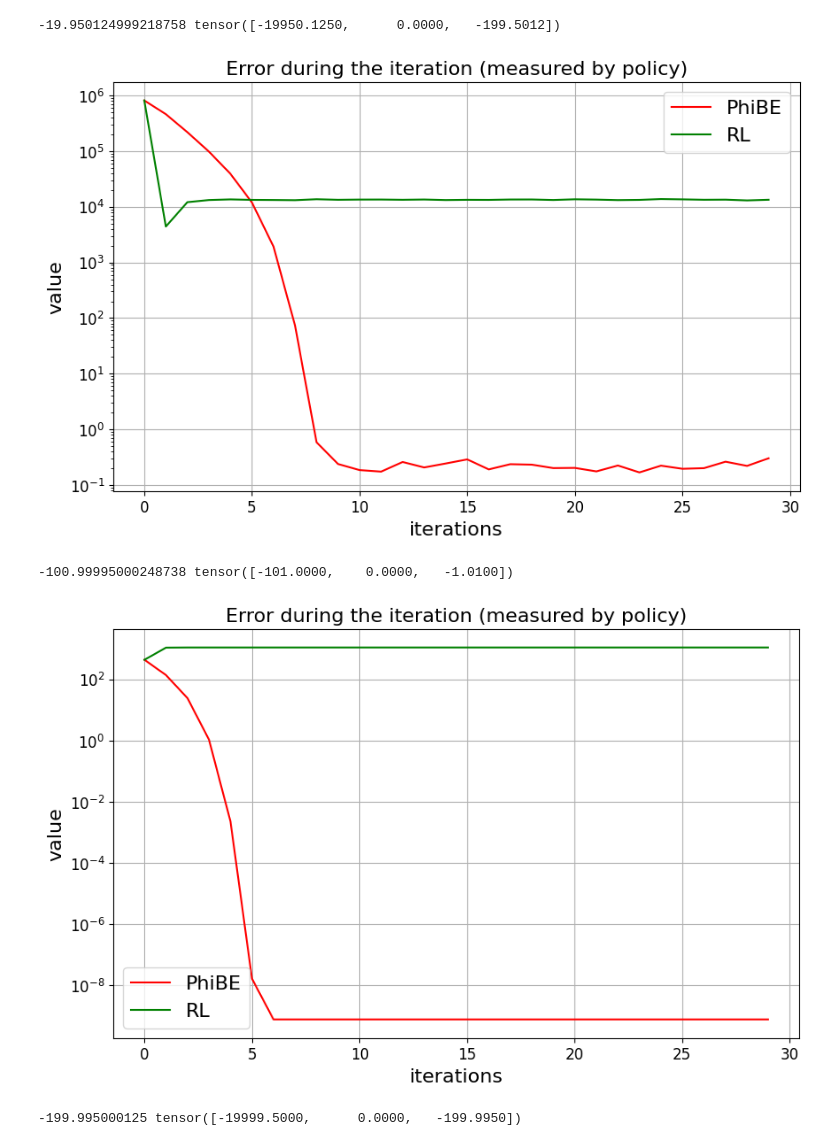
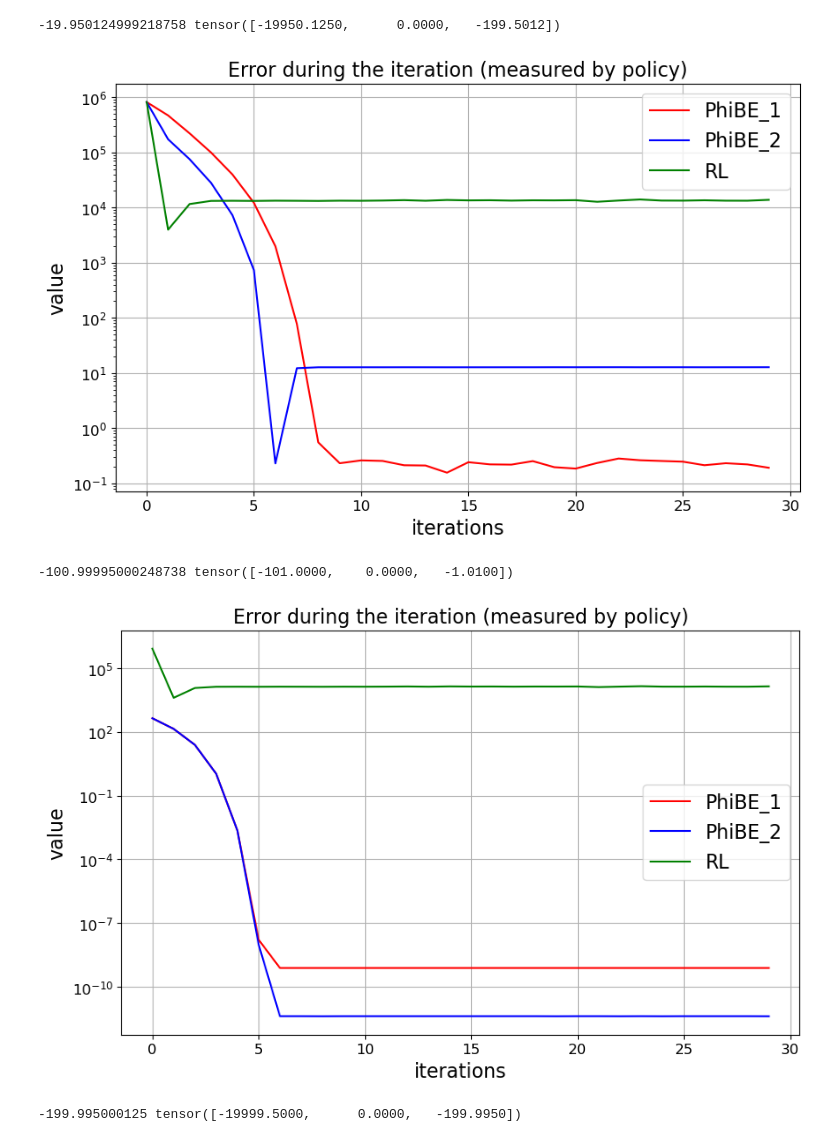
Before and after one commit to haz053ucsd/Optimal_PhiBE, a Jupyter notebook: comparison_1D_stochastic.ipynb, the cells around one changed output. Cells and saved outputs as stored; diff of their text form; code cells hidden in the pictures.

Commit message:
fixed second order method issue in 1 D case

```diff
--- a/comparison_1D_stochastic.ipynb
+++ b/comparison_1D_stochastic.ipynb
@@ -150,24 +209,27 @@ bd_upper_a = 30
 bases_Q = bases_2d
 num_iter = 80
 GD_num_iter = 80
-I = 6
+I = 10
 m_Q = int(batch_size / I)
 dt = 1
 order = 1
 true_V = True_V
 simple_basis = False
-b_val_RL_2, V_exact_dist_RL_2 = RL_finder_1D_LQR(beta, b_init, bd_low_s, bd_upper_s, bd_low_a, bd_upper_a, reward, simple_basis, bases_Q, num_iter, m_Q, I, dt, true_V, info_true)
+b_val_RL, V_exact_dist_RL = RL_finder_1D_LQR(beta, b_init, bd_low_s, bd_upper_s, bd_low_a, bd_upper_a, reward, simple_basis, bases_Q, num_iter, m_Q, I, dt, true_V, info_true)
 # %%
 x_tensor = torch.arange(30)
-w_tensor = torch.tensor(V_exact_dist_phibe_2[:30], dtype=torch.float64)
-v_tensor = torch.tensor(V_exact_dist_RL_2[:30], dtype=torch.float64)
+w_tensor = torch.tensor(V_exact_dist_phibe_1[:30], dtype=torch.float64)
+y_tensor = torch.tensor(V_exact_dist_phibe_2[:30], dtype=torch.float64)
+v_tensor = torch.tensor(V_exact_dist_RL[:30], dtype=torch.float64)
 x_values = x_tensor.numpy()
 w_values = w_tensor.numpy()
+y_values = y_tensor.numpy()
 v_values = v_tensor.numpy()
 plt.figure(figsize=(10, 6))
 plt.xticks(fontsize=12)  # Adjust 12 as needed
 plt.yticks(fontsize=12)
-plt.semilogy(x_values, w_values, label='PhiBE', color='red')
+plt.semilogy(x_values, w_values, label='PhiBE_1', color='red')
+plt.semilogy(x_values, y_values, label='PhiBE_2', color='blue')
 plt.semilogy(x_values, v_values, label='RL', color='green')
 plt.title('Error during the iteration (measured by policy)', fontsize=16)
 plt.xlabel('iterations', fontsize=16)
@@ -176,7 +238,7 @@ plt.grid(True)
 plt.legend(fontsize=16)
 plt.show()
 # %% [output]
-[figure, old version]
+[figure, new version]
 # %%
 A = 1
 B = 1
@@ -216,9 +278,37 @@ order = 1
 true_V = True_V
 simp_basis = False
 deterministic = True
-b_val_phibe_3, V_exact_dist_phibe_3, V_func_phibe_3 = phibe_finder_1D_LQR(beta, b_init, Q_init, bd_low_s, bd_upper_s, bd_low_b, bd_upper_b, reward, simp_basis,
+b_val_phibe_1, V_exact_dist_phibe_1, V_func_phibe_1 = phibe_finder_1D_LQR(beta, b_init, Q_init, bd_low_s, bd_upper_s, bd_low_b, bd_upper_b, reward, simp_basis,
                                                                                      bases_V, d_bases_V, sec_d_bases_V, bases_Q, num_iter, deterministic, "Galerkin", GD_num_iter, m, m_Q, I, lr, dt, order,
                                                                                      true_V, info_true)
+# %%
+b_init = - 20
+Q_init = torch.tensor([1., -1., -1., -1.]).to(device)
+batch_size = int(1e6)
+bd_low_s = -300
+bd_upper_s = 300.
+bd_low_b = -300.
+bd_upper_b = 300.
+bd_low_a = -300.
+bd_upper_a = 300
+bases_V = bases_poly
+d_bases_V = d_bases_poly
+sec_d_bases_V = sec_bases_poly
+bases_Q = bases_2d
+num_iter = 80
+GD_num_iter = 80
+I = 10
+m = int(batch_size / I)
+m_Q = int(batch_size / I)
+lr = 0.01
+dt = 0.1
+order = 2
+true_V = True_V
+simp_basis = False
+deterministic = True
+b_val_phibe_2, V_exact_dist_phibe_2, V_func_phibe_2 = phibe_finder_1D_LQR(beta, b_init, Q_init, bd_low_s, bd_upper_s, bd_low_b, bd_upper_b, reward, simp_basis,
+                                                                                     bases_V, d_bases_V, sec_d_bases_V, bases_Q, num_iter, deterministic, "Galerkin", GD_num_iter, m, m_Q, I, lr, dt, order,
+                                                                                     true_V, info_true)
 # %%
 b_init = - 20
 Q_init = torch.tensor([1., -1., -1., -1.]).to(device)
@@ -239,24 +329,27 @@ simple_basis = False
 b_val_RL_3, V_exact_dist_RL_3 = RL_finder_1D_LQR(beta, b_init, bd_low_s, bd_upper_s, bd_low_a, bd_upper_a, reward, simple_basis, bases_Q, num_iter, m_Q, I, dt, true_V, info_true)
 # %%
 x_tensor = torch.arange(30)
-w_tensor = torch.tensor(V_exact_dist_phibe_3[:30], dtype=torch.float64)
-v_tensor = torch.tensor(V_exact_dist_RL_3[:30], dtype=torch.float64)
+w_tensor = torch.tensor(V_exact_dist_phibe_1[:30], dtype=torch.float64)
+y_tensor = torch.tensor(V_exact_dist_phibe_2[:30], dtype=torch.float64)
+v_tensor = torch.tensor(V_exact_dist_RL[:30], dtype=torch.float64)
 x_values = x_tensor.numpy()
 w_values = w_tensor.numpy()
+y_values = y_tensor.numpy()
 v_values = v_tensor.numpy()
 plt.figure(figsize=(10, 6))
 plt.xticks(fontsize=12)  # Adjust 12 as needed
 plt.yticks(fontsize=12)
-plt.semilogy(x_values, w_values, label='PhiBE', color='red')
+plt.semilogy(x_values, w_values, label='PhiBE_1', color='red')
+plt.semilogy(x_values, y_values, label='PhiBE_2', color='blue')
 plt.semilogy(x_values, v_values, label='RL', color='green')
 plt.title('Error during the iteration (measured by policy)', fontsize=16)
 plt.xlabel('iterations', fontsize=16)
 plt.ylabel('value', fontsize=16)
 plt.grid(True)
 plt.legend(fontsize=16)
 plt.show()
 # %% [output]
-[figure, old version]
+[figure, new version]
 # %%
 A = 100
 B = 1
```
Also changed, not shown: parts of 9 cells of this notebook, 4 other files.
